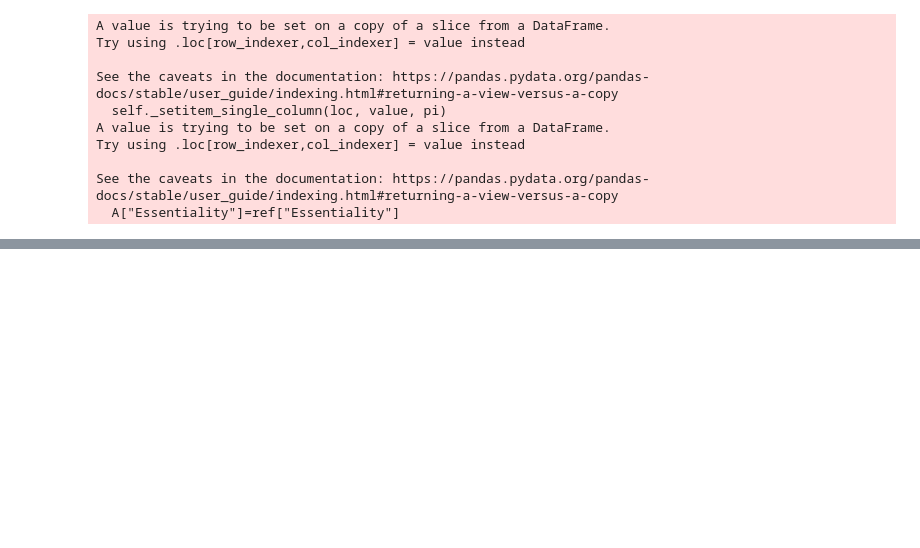
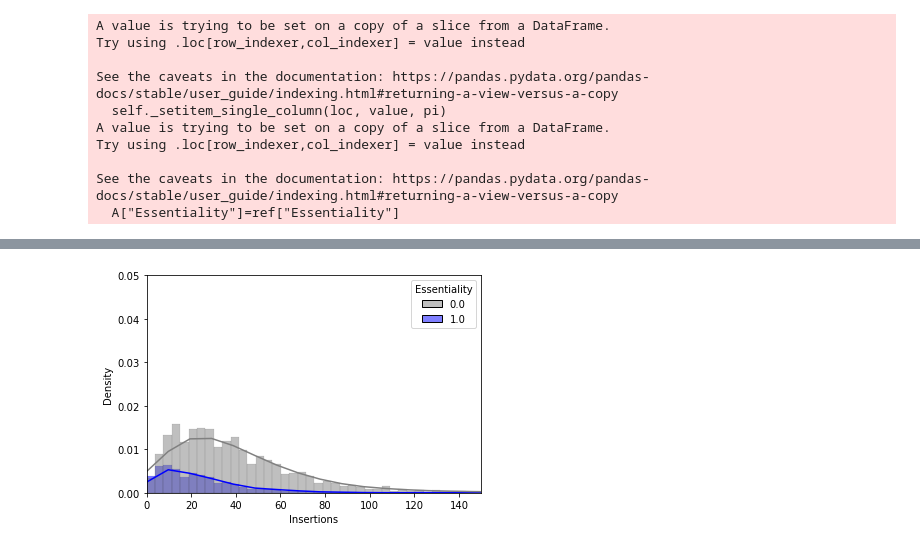
Before and after one commit to SATAY-LL/comparative-analysis-among-strains, a Jupyter notebook: src/analysis_proteins_domains.ipynb, the cells around one changed output, grey strips where cells are left out. Cells and saved outputs as stored; diff of their text form; code cells hidden in the pictures; blank space fills up the shorter version.

```diff
--- a/src/analysis_proteins_domains.ipynb
+++ b/src/analysis_proteins_domains.ipynb
@@ -336,0 +378,9 @@ array({0: array('PF00621', dtype='<U7'), 1: array('PF06395', dtype='<U7'), 2: ar
+# %%
+stat="density"
+g=sns.histplot(data=list_data_pd_merged_pd.loc["wt_merged"],x="Insertions",hue="Essentiality",kde=True,
+palette=["gray","blue"],stat=stat)
+g.set(ylim=(0, 0.05))
+g.set(xlim=(0, 150))
+plt.savefig("../figures/fig_hist_"+stat+"_insertions_per_gene_essentiality_wt.png",dpi=300)
+# %% [output]
+[figure, added]
```
Also changed, not shown: parts of 12 cells of this notebook, 5 other files.
